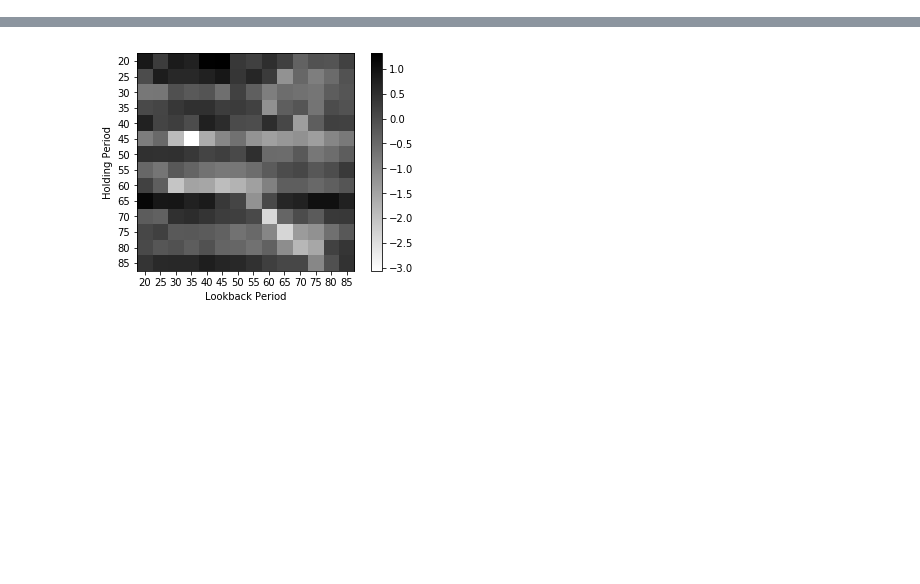
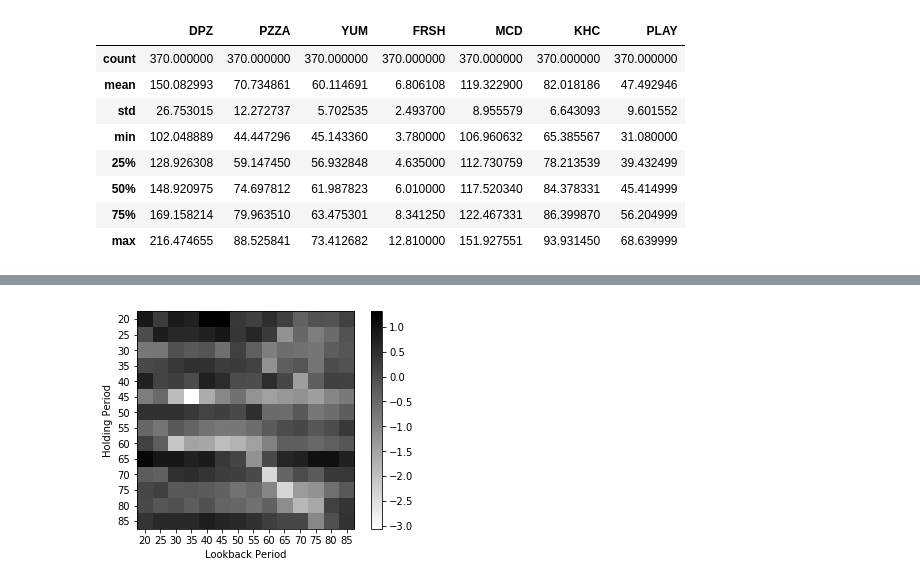
Before and after one commit to dpmurraygt/CaseStudy4_MSDS7333, a Jupyter notebook: Law Code Case Study 2 iPython Notebook.ipynb, the cells around one changed output, grey strips where cells are left out. Cells and saved outputs as stored; diff of their text form; code cells hidden in the pictures; blank space fills up the shorter version.

```diff
--- a/Law Code Case Study 2 iPython Notebook.ipynb
+++ b/Law Code Case Study 2 iPython Notebook.ipynb
@@ -29,0 +54,12 @@ Trying again
+# %%
+sp.describe()
+# %% [output]
+|  | DPZ | PZZA | YUM | FRSH | MCD | KHC | PLAY |
+| count | 370.000000 | 370.000000 | 370.000000 | 370.000000 | 370.000000 | 370.000000 | 370.000000 |
+| mean | 150.082993 | 70.734861 | 60.114691 | 6.806108 | 119.322900 | 82.018186 | 47.492946 |
+| std | 26.753015 | 12.272737 | 5.702535 | 2.493700 | 8.955579 | 6.643093 | 9.601552 |
+| min | 102.048889 | 44.447296 | 45.143360 | 3.780000 | 106.960632 | 65.385567 | 31.080000 |
+| 25% | 128.926308 | 59.147450 | 56.932848 | 4.635000 | 112.730759 | 78.213539 | 39.432499 |
+| 50% | 148.920975 | 74.697812 | 61.987823 | 6.010000 | 117.520340 | 84.378331 | 45.414999 |
+| 75% | 169.158214 | 79.963510 | 63.475301 | 8.341250 | 122.467331 | 86.399870 | 56.204999 |
+| max | 216.474655 | 88.525841 | 73.412682 | 12.810000 | 151.927551 | 93.931450 | 68.639999 |
```
Also changed, not shown: parts of 11 cells of this notebook.
